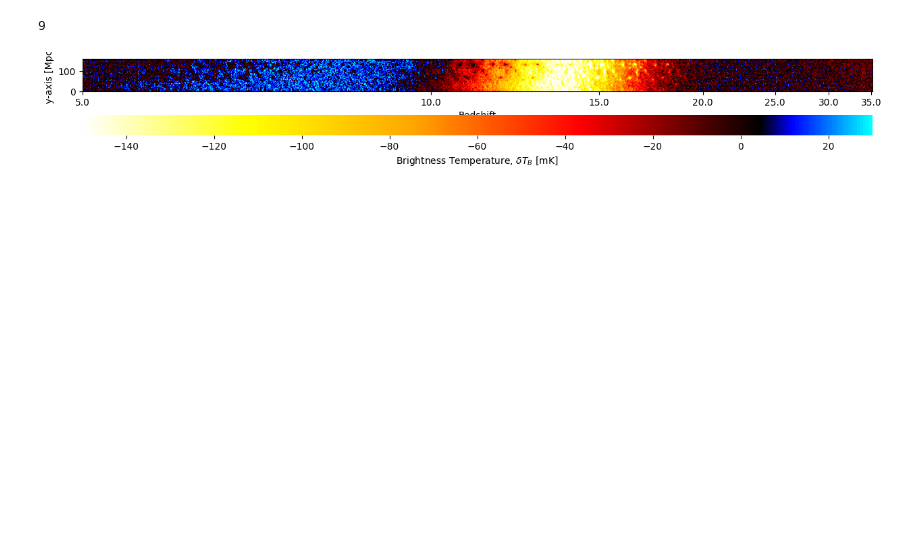
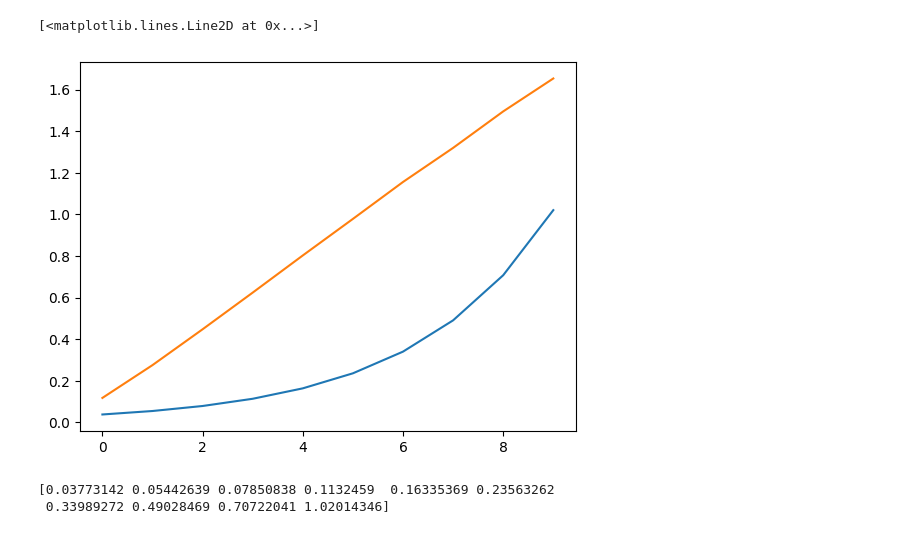
Before and after one commit to astro-ML/21cm-wrapper, a Jupyter notebook: test_mcmc.ipynb, the cells around one changed output. Cells and saved outputs as stored; diff of their text form; code cells hidden in the pictures; blank space fills up the shorter version.

```diff
--- a/test_mcmc.ipynb
+++ b/test_mcmc.ipynb
@@ -9,5 +231,16 @@ WARNING (pytensor.tensor.blas): Using NumPy C-API based implementation for BLAS
+# %%
+plt.plot(bins_par)
+plt.plot(bins_perp)
+# %% [output]
+[<matplotlib.lines.Line2D at 0x...>]
+[figure, added]
+# %%
+print(bins_par)
+# %% [output]
+[0.03773142 0.05442639 0.07850838 0.1132459  0.16335369 0.23563262
+ 0.33989272 0.49028469 0.70722041 1.02014346]
 # %%
-lc = p21c.outputs.LightCone.read('/home/potato/Documents/projects/master/data/mcmc_res/data_emcee_2d/fiducial_cone.h5')
+lc = p21c.outputs.LightCone.read('/home/allomere/Documents/projects/master/data_emcee_1d/fiducial_cone.h5')
 _,_ = p21c.plotting.lightcone_sliceplot(lc)
 from powerbox import get_power
 
@@ -18,11 +251,9 @@ ps3 = calculate_ps(lc = lc.lightcones['brightness_temp'] ,
                            log_bins=False, zs = np.linspace(5.5, 25, 10),
                            calc_1d=True, calc_2d=False,
                            nbins_1d=np.linspace(0.1,1,10), bin_ave=True,
-                           k_weights=ignore_zero_absk,postprocess=True, chunk_size=40)
+                           k_weights=ignore_zero_absk,postprocess=True, chunk_size=40,
+                           get_vat)
 print(ps3['k'].size)
-# %% [output]
-9
-[figure, removed]
 # %%
 print(ps.shape)
 plt.clf()
```
Also changed, not shown: parts of 30 cells of this notebook, 2 other files.
